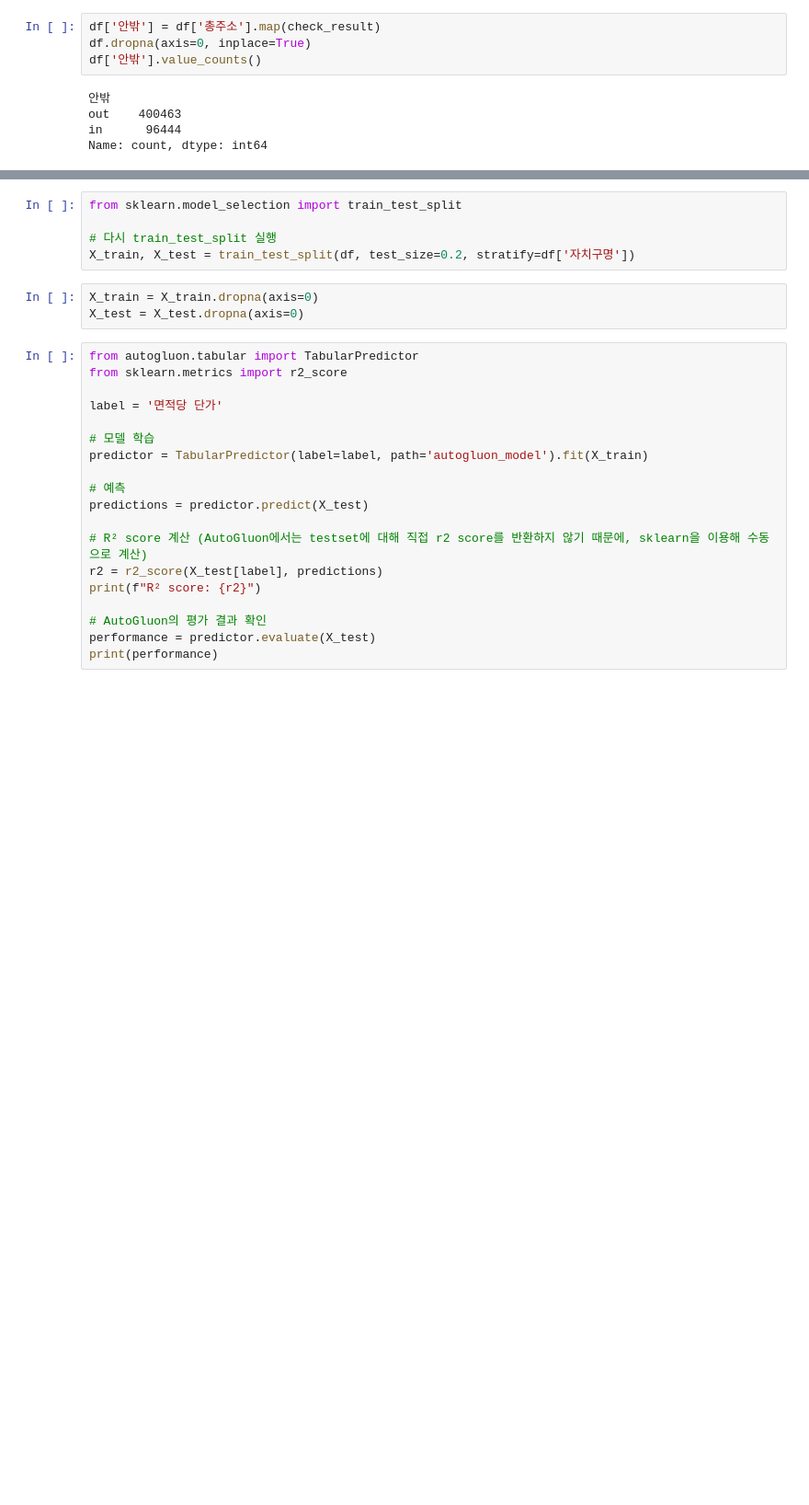
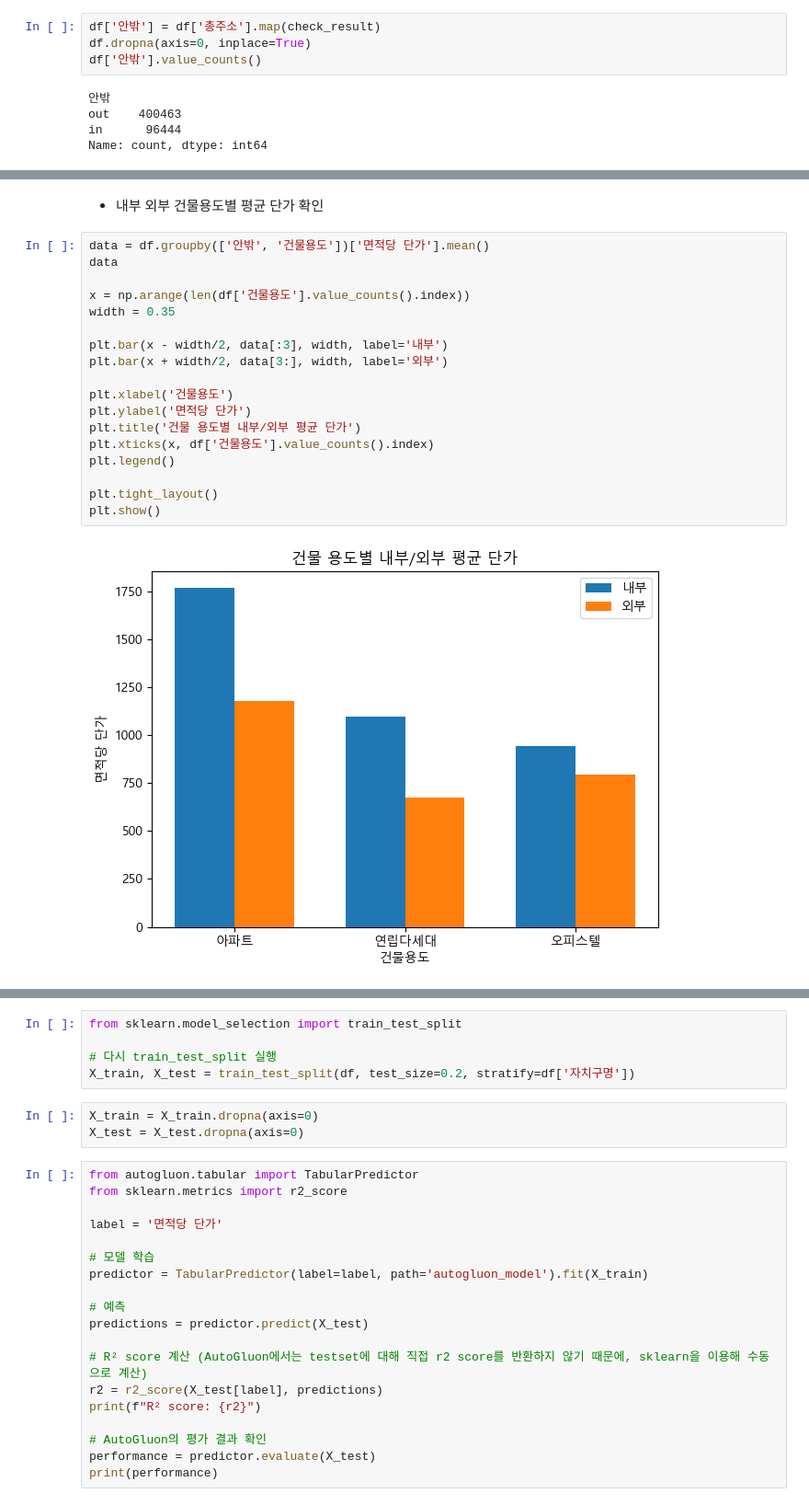
Before and after one commit to GitSkyBlue/Estate, a Jupyter notebook: Estate.ipynb, the cells around one changed output, grey strips where cells are left out. Shown at 92% size. Saved outputs shown, nothing was run; the diff lists cells and outputs as text; blank space fills up the shorter version.

```diff
--- a/Estate.ipynb
+++ b/Estate.ipynb
@@ -563,0 +563,22 @@ df.head(1)
+# %% [markdown]
+- 내부 외부 건물용도별 평균 단가 확인
+# %%
+data = df.groupby(['안밖', '건물용도'])['면적당 단가'].mean()
+data
+
+x = np.arange(len(df['건물용도'].value_counts().index))
+width = 0.35
+
+plt.bar(x - width/2, data[:3], width, label='내부')
+plt.bar(x + width/2, data[3:], width, label='외부')
+
+plt.xlabel('건물용도')
+plt.ylabel('면적당 단가')
+plt.title('건물 용도별 내부/외부 평균 단가')
+plt.xticks(x, df['건물용도'].value_counts().index)
+plt.legend()
+
+plt.tight_layout()
+plt.show()
+# %% [output]
+[figure, added]
```
Also changed, not shown: parts of 41 cells of this notebook.
